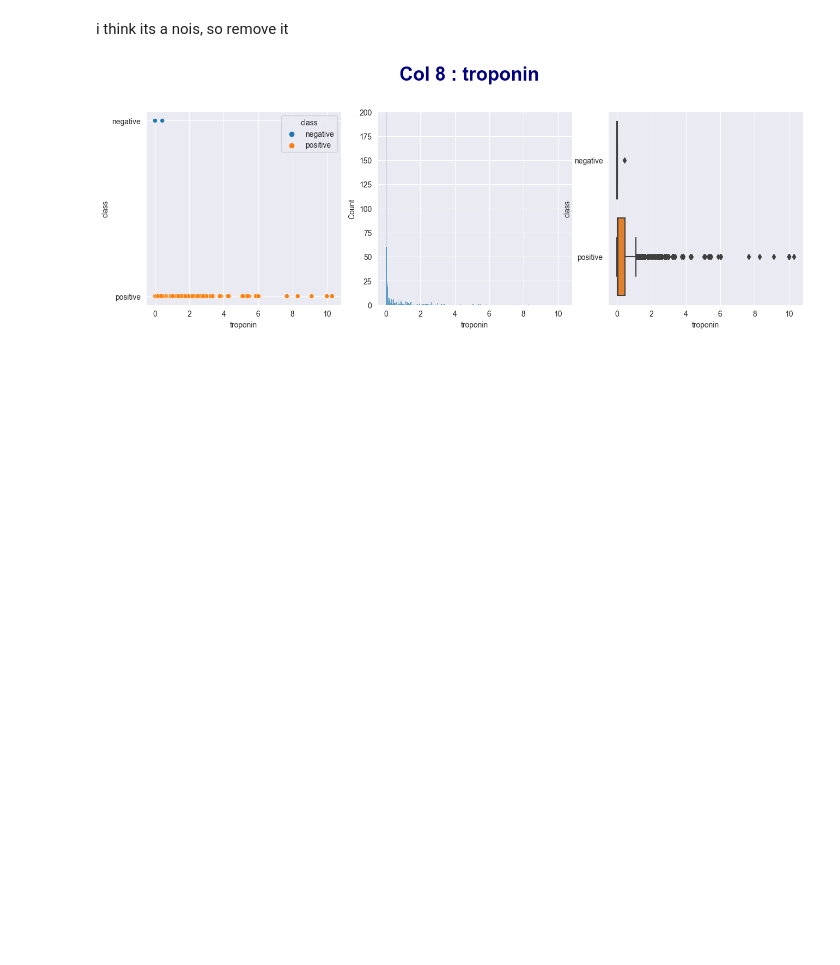
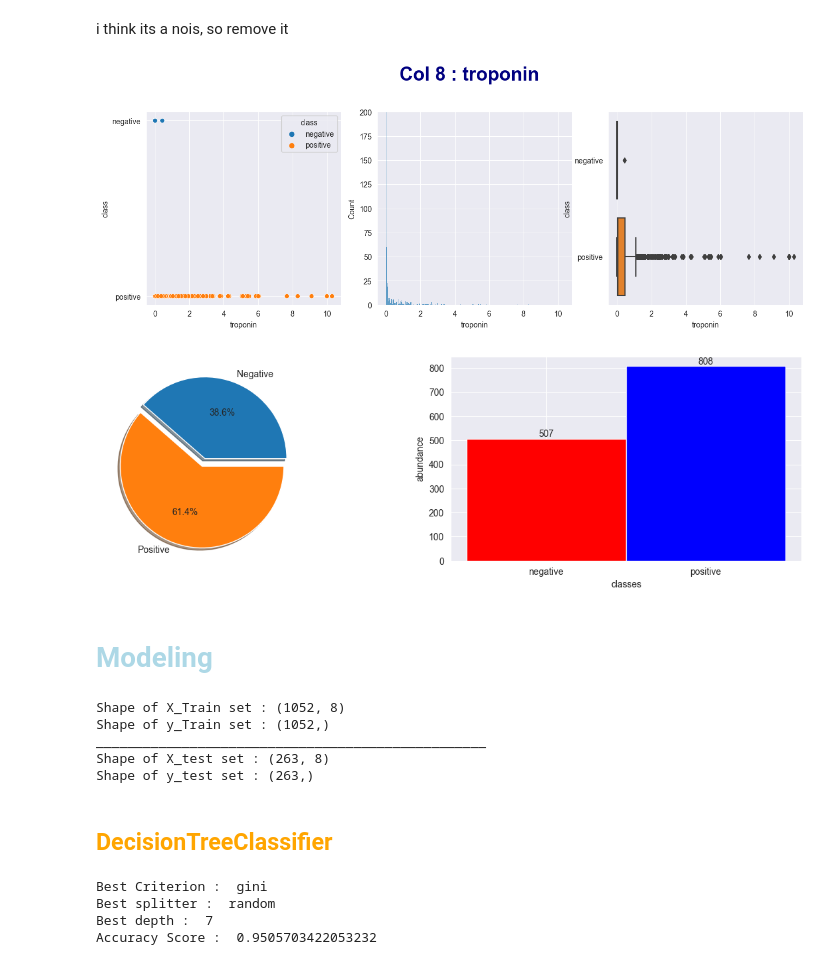
Before and after one commit to NimaPourmoradi/Heart_Attack, a Jupyter notebook: Heart_Attack.ipynb, the cells around one changed output. Saved outputs shown, nothing was run; the diff lists cells and outputs as text; code cells hidden in the pictures; blank space fills up the shorter version.

```diff
--- a/Heart_Attack.ipynb
+++ b/Heart_Attack.ipynb
@@ -271,3 +283,80 @@ sns.boxplot(data=data2, x='troponin', y='class')
 plt.show()
 # %% [output]
 [figure]
+# %%
+# Target
+fig, axes = plt.subplots(1, 2, figsize=(15, 4))
+# ax1
+d = data2[['class']]
+d = d.groupby('class').size()
+labels = ['Negative', 'Positive']
+explode = (0, 0.1)
+axes[0].pie(d, labels=labels, explode=explode, autopct='%1.1f%%', shadow=True)
+
+# ax 2
+c = ['red', 'blue']
+x = data2['class'].value_counts().sort_values().index
+y = data2['class'].value_counts().sort_values()
+bar_container = axes[1].bar(x, y, color=c, width=1, edgecolor="white", linewidth=0.9)
+axes[1].bar_label(bar_container)
+axes[1].set(xlabel='classes', ylabel='abundance', xticks=np.arange(0, 1.5))
+plt.show()
+# %% [output]
+[figure, added]
+# %% [markdown]
+# <font color='lightblue'> Modeling
+# %%
+X = data2.drop(columns='class')
+y = data2['class']
+
+X_train, X_test, y_train, y_test = train_test_split(X, y, test_size=0.2, random_state=0)
+print('Shape of X_Train set : {}'.format(X_train.shape))
+print('Shape of y_Train set : {}'.format(y_train.shape))
+print('_'*50)
+print('Shape of X_test set : {}'.format(X_test.shape))
+print('Shape of y_test set : {}'.format(y_test.shape))
+# %% [output]
+Shape of X_Train set : (1052, 8)
+Shape of y_Train set : (1052,)
+__________________________________________________
+Shape of X_test set : (263, 8)
+Shape of y_test set : (263,)
+# %% [markdown]
+## <font color='orange'> DecisionTreeClassifier
+# %%
+# Find best parameters for DTs
+
+criterions = ['gini', 'entropy', 'log_loss']
+best_criterion = str()
+splitters = ['best', 'random']
+best_splitter = str()
+max_depthes = [None, 3, 4, 5, 6, 7, 8, 9]
+best_depth = int()
+best_acc = 0
+
+for criterion in criterions :
+    for splitter in splitters :
+        for depth in max_depthes :
+            # Modeling
+            DTs = DecisionTreeClassifier(criterion=criterion, splitter=splitter, max_depth=depth, random_state=0)
+            DTs.fit(X_train, y_train)
+            y_pred = DTs.predict(X_test)
+            # Score
+            score = accuracy_score(y_test, y_pred)
+            # Condition to find best parameters
+            if (score > best_acc) and (score < 0.98) :
+                best_acc = score
+                best_criterion = criterion
+                best_splitter = splitter
+                best_depth = depth
+            else :
+                continue
+print('Best Criterion : ', best_criterion)
+print('Best splitter : ', best_splitter)
+print('Best depth : ', best_depth)
+print('Accuracy Score : ', best_acc)
+# %% [output]
+Best Criterion :  gini
+Best splitter :  random
+Best depth :  7
+Accuracy Score :  0.9505703422053232
```
Also changed, not shown: parts of 13 cells of this notebook.
